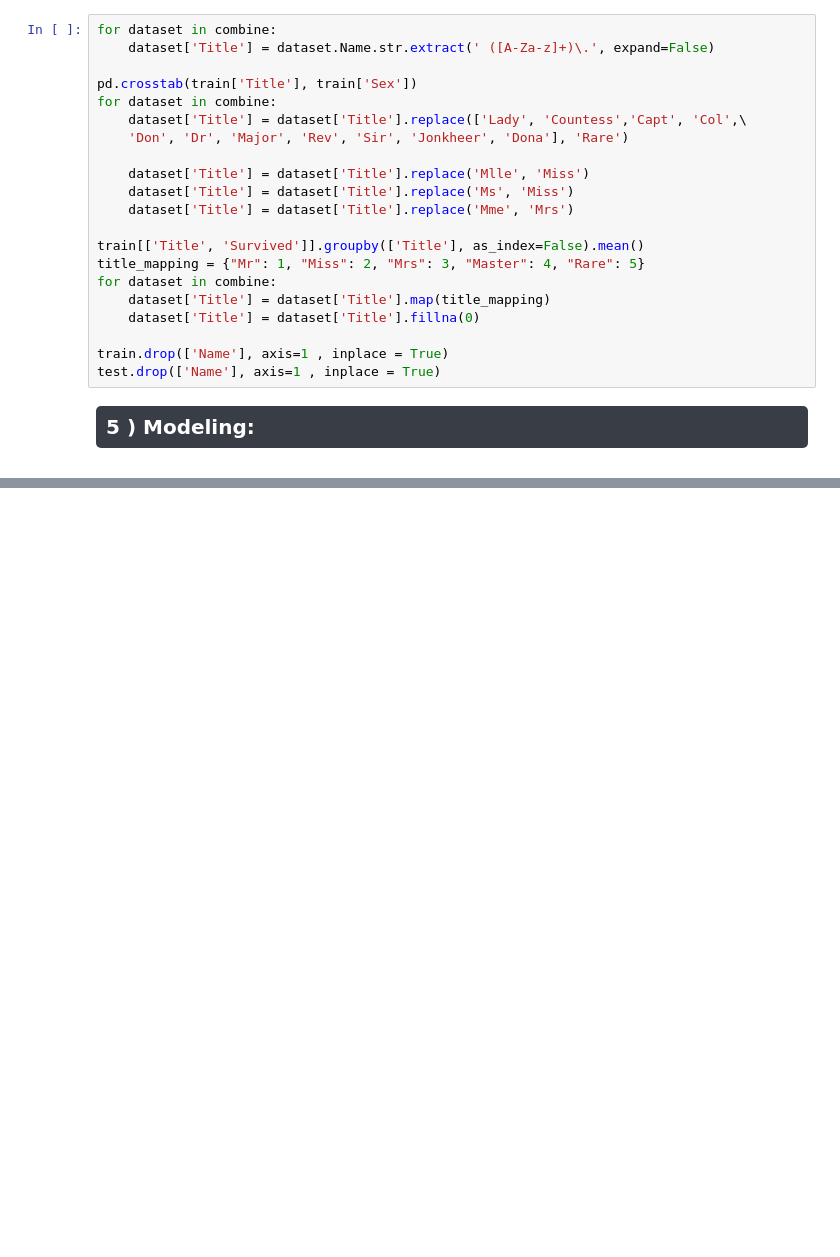
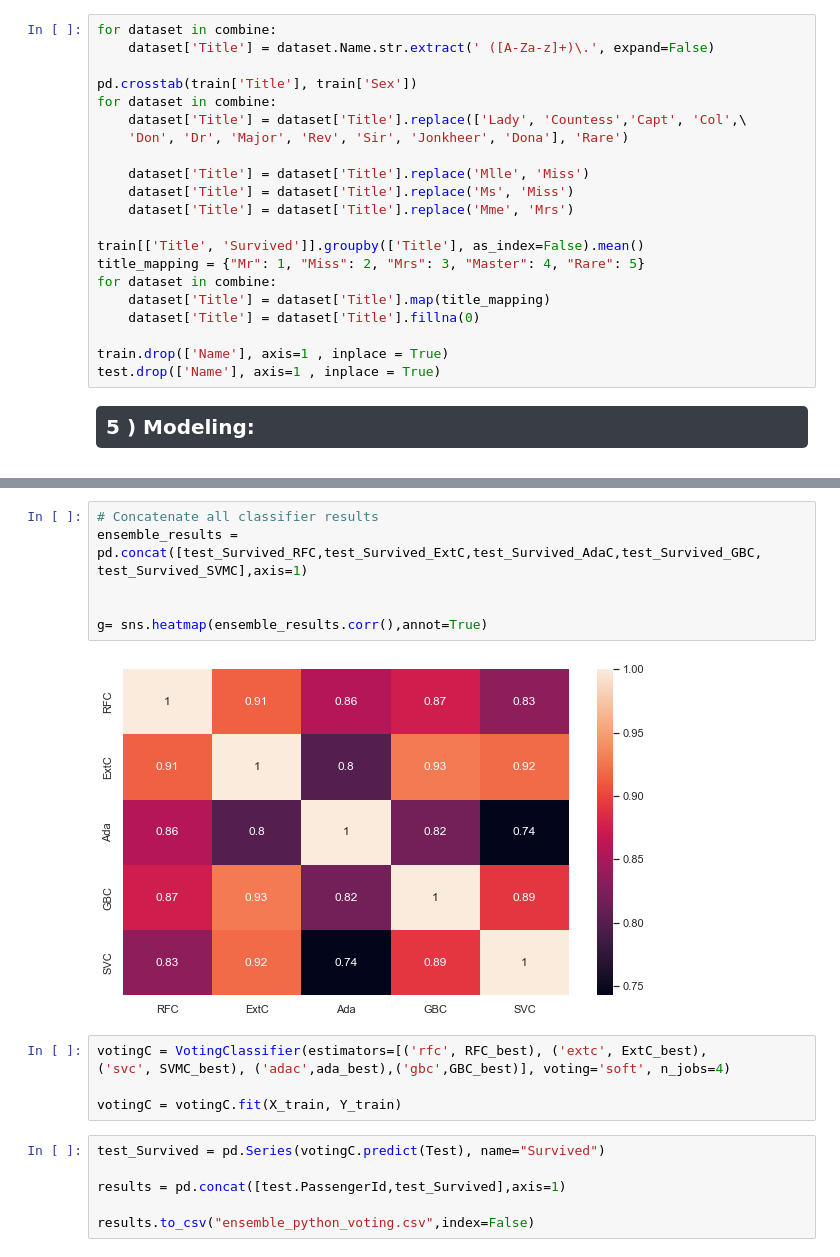
Before and after one commit to surviffer/5_titanic, a Jupyter notebook: eda.ipynb, the cells around one changed output, grey strips where cells are left out. Cells and saved outputs as stored; diff of their text form; blank space fills up the shorter version.

```diff
--- a/eda.ipynb
+++ b/eda.ipynb
@@ -438,0 +674,19 @@ test.drop(['Name'], axis=1 , inplace = True)
+# %%
+# Concatenate all classifier results
+ensemble_results = pd.concat([test_Survived_RFC,test_Survived_ExtC,test_Survived_AdaC,test_Survived_GBC, test_Survived_SVMC],axis=1)
+
+
+g= sns.heatmap(ensemble_results.corr(),annot=True)
+# %% [output]
+[figure, added]
+# %%
+votingC = VotingClassifier(estimators=[('rfc', RFC_best), ('extc', ExtC_best),
+('svc', SVMC_best), ('adac',ada_best),('gbc',GBC_best)], voting='soft', n_jobs=4)
+
+votingC = votingC.fit(X_train, Y_train)
+# %%
+test_Survived = pd.Series(votingC.predict(Test), name="Survived")
+
+results = pd.concat([test.PassengerId,test_Survived],axis=1)
+
+results.to_csv("ensemble_python_voting.csv",index=False)
```
Also changed, not shown: parts of 11 cells of this notebook, 1 other file.
